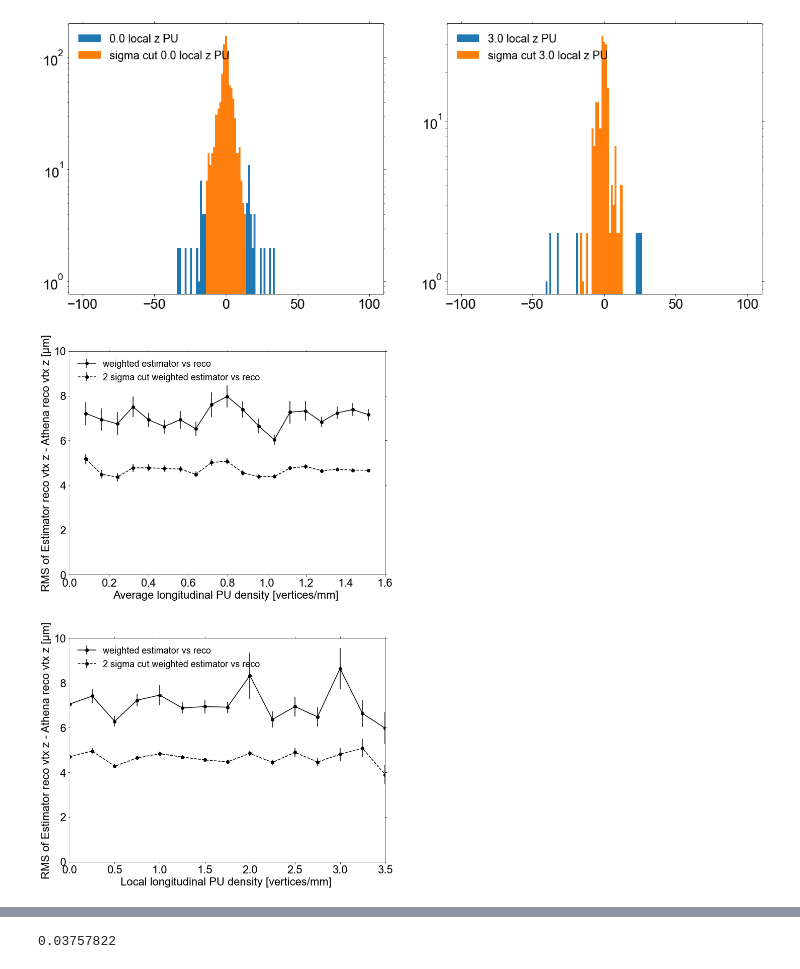
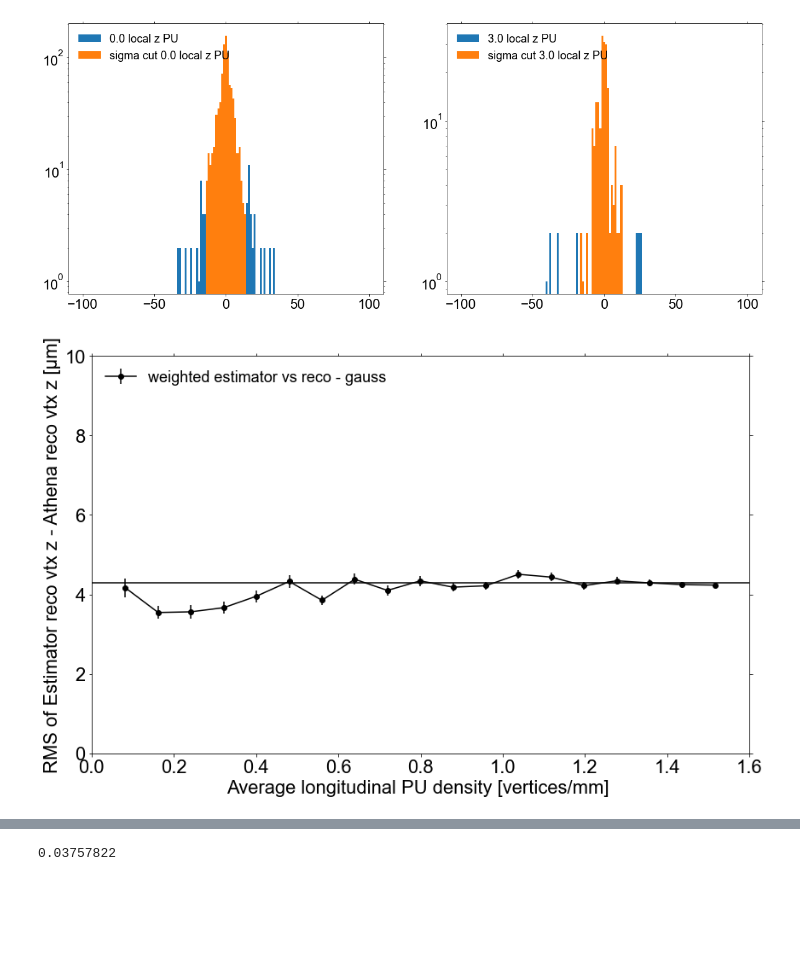
Before and after one commit to ttlindkvist/4DTracking, a Jupyter notebook: pileup_z.ipynb, the cells around one changed output, grey strips where cells are left out. Cells and saved outputs as stored; diff of their text form; code cells hidden in the pictures; blank space fills up the shorter version.

Commit message:
Gaussian fit to distributions

```diff
--- a/pileup_z.ipynb
+++ b/pileup_z.ipynb
@@ -482,6 +511,8 @@ def basic_estimator_performance(events_in_bins, reco_idxs, truth_idxs, all_truth
     weighted_vs_fit_delta_z = []
     weighted_vs_fit_rms = []
     weighted_vs_fit_rms_std = []
+    weighted_vs_fit_gaussian_std = []
+    weighted_vs_fit_gaussian_std_std = []
 
     weighted_vs_truth_delta_z = []
     weighted_vs_truth_rms = []
@@ -530,10 +561,20 @@ def basic_estimator_performance(events_in_bins, reco_idxs, truth_idxs, all_truth
         # weighted_vs_fit_rms_sigma_cut.append(np.std(bin_weighted_vs_fit_delta_z_sigma_cut, ddof=1))
         weighted_vs_fit_rms_std_sigma_cut.append(bootstrap_rms_std(bin_weighted_vs_fit_delta_z_sigma_cut))
         # weighted_vs_fit_rms_std_sigma_cut.append(bootstrap_std_std(bin_weighted_vs_fit_delta_z_sigma_cut))
+
+        if len(bin_weighted_vs_fit_delta_z) >= 4:
+            popt, pcov = gaussian_fit(bin_weighted_vs_fit_delta_z, 10e-3)
+            weighted_vs_fit_gaussian_std.append(popt[2])
+            weighted_vs_fit_gaussian_std_std.append(pcov[2,2]**0.5)
+        else:
+            weighted_vs_fit_gaussian_std.append(np.nan)
+            weighted_vs_fit_gaussian_std_std.append(np.nan)
     return {
         'weighted_vs_fit_delta_z'   : np.array(weighted_vs_fit_delta_z),
         'weighted_vs_truth_delta_z' : np.array(weighted_vs_truth_delta_z),
         'weighted_vs_fit_rms'       : np.array(weighted_vs_fit_rms),
+        'weighted_vs_fit_gaussian_std' : np.array(weighted_vs_fit_gaussian_std),
+        'weighted_vs_fit_gaussian_std_std' : np.array(weighted_vs_fit_gaussian_std_std),
         'weighted_vs_truth_rms'     : np.array(weighted_vs_truth_rms),
         'weighted_vs_fit_rms_std'   : np.array(weighted_vs_fit_rms_std),
         'weighted_vs_truth_rms_std' : np.array(weighted_vs_truth_rms_std),
@@ -573,37 +616,46 @@ ax2.set_yscale('log')
 # %% [output]
 [figure]
 # %%
-fig, (ax1, ax2) = plt.subplots(2, 1)
-fig.set_size_inches(10, 16)
+# fig, (ax1, ax2) = plt.subplots(2, 1)
+fig, ax1 = plt.subplots(1, 1)
+fig.set_size_inches(12, 8)
 
-ax1.errorbar(zAPU_truth_bin_edges[1:]-np.diff(zAPU_truth_bin_edges), 1e3*zAPU_estimator_performance['weighted_vs_fit_rms'], 1e3*zAPU_estimator_performance['weighted_vs_fit_rms_std'], \
-            fmt='ko-', label='weighted estimator vs reco')
-ax1.errorbar(zAPU_truth_bin_edges[1:]-np.diff(zAPU_truth_bin_edges), 1e3*zAPU_estimator_performance['weighted_vs_fit_rms_sigma_cut'], \
-    1e3*zAPU_estimator_performance['weighted_vs_fit_rms_std_sigma_cut'], fmt='ko--', label='{} sigma cut weighted estimator vs reco'.format(sigma_cut))
+# ax1.errorbar(zAPU_truth_bin_edges[1:]-np.diff(zAPU_truth_bin_edges), 1e3*zAPU_estimator_performance['weighted_vs_fit_rms'], 1e3*zAPU_estimator_performance['weighted_vs_fit_rms_std'], \
+#             fmt='ko-', label='weighted estimator vs reco')
+# ax1.errorbar(zAPU_truth_bin_edges[1:]-np.diff(zAPU_truth_bin_edges), 1e3*zAPU_estimator_performance['weighted_vs_fit_rms_sigma_cut'], \
+#     1e3*zAPU_estimator_performance['weighted_vs_fit_rms_std_sigma_cut'], fmt='ko--', label='{} sigma cut weighted estimator vs reco'.format(sigma_cut))
 
-ax2.errorbar(zLPU_truth_bin_edges, 1e3*zLPU_estimator_performance['weighted_vs_fit_rms'], 1e3*zLPU_estimator_performance['weighted_vs_fit_rms_std'], \
-            fmt='ko-', label='weighted estimator vs reco')
-ax2.errorbar(zLPU_truth_bin_edges, 1e3*zLPU_estimator_performance['weighted_vs_fit_rms_sigma_cut'], \
-    1e3*zLPU_estimator_performance['weighted_vs_fit_rms_std_sigma_cut'], fmt='ko--', label='{} sigma cut weighted estimator vs reco'.format(sigma_cut))
+ax1.errorbar(zAPU_truth_bin_edges[1:]-np.diff(zAPU_truth_bin_edges), 1e3*zAPU_estimator_performance['weighted_vs_fit_gaussian_std'],\
+    1e3*zAPU_estimator_performance['weighted_vs_fit_gaussian_std_std'], \
+            fmt='ko-', label='weighted estimator vs reco - gauss')
 
+# ax2.errorbar(zLPU_truth_bin_edges, 1e3*zLPU_estimator_performance['weighted_vs_fit_rms'], 1e3*zLPU_estimator_performance['weighted_vs_fit_rms_std'], \
+#             fmt='ko-', label='weighted estimator vs reco')
+# ax2.errorbar(zLPU_truth_bin_edges, 1e3*zLPU_estimator_performance['weighted_vs_fit_rms_sigma_cut'], \
+#     1e3*zLPU_estimator_performance['weighted_vs_fit_rms_std_sigma_cut'], fmt='ko--', label='{} sigma cut weighted estimator vs reco'.format(sigma_cut))
 
+# ax2.errorbar(zLPU_truth_bin_edges, 1e3*zLPU_estimator_performance['weighted_vs_fit_gaussian_std'],\
+#     1e3*zLPU_estimator_performance['weighted_vs_fit_gaussian_std_std'], \
+#         fmt='ko-', label='weighted estimator vs reco - gauss')
+
+ax1.hlines(4.3, 0, 1.6)
 ax1.set_xlim(0, 1.6)
 ax1.set_ylim(0, 10)
 ax1.set_xlabel('Average longitudinal PU density [vertices/mm] ')
 ax1.set_ylabel('RMS of Estimator reco vtx z - Athena reco vtx z [µm]')
 ax1.legend(frameon=False, loc='upper left')
 
-ax2.set_xlim(0, 3.5)
-ax2.set_ylim(0, 10)
-ax2.set_xlabel('Local longitudinal PU density [vertices/mm] ')
-ax2.set_ylabel('RMS of Estimator reco vtx z - Athena reco vtx z [µm]')
-ax2.legend(frameon=False, loc='upper left')
+# ax2.set_xlim(0, 3.5)
+# ax2.set_ylim(0, 10)
+# ax2.set_xlabel('Local longitudinal PU density [vertices/mm] ')
+# ax2.set_ylabel('RMS of Estimator reco vtx z - Athena reco vtx z [µm]')
+# ax2.legend(frameon=False, loc='upper left')
 fig.tight_layout()
 
 # plt.errorbar(zLPU_truth_bin_edges, 1e3*zLPU_estimator_performance['weighted_vs_truth_rms'], 1e3*zLPU_estimator_performance['weighted_vs_truth_rms_std'], \
 #             fmt='ro-', label='weighted estimator vs truth')
 # %% [output]
-[figure, old version]
+[figure, new version]
 # %%
 def athena_performance(events_in_bins, all_truth_idxs, all_reco_idxs, all_truth_z, all_reco_z, sigma_cut):
     delta_z = []
```
Also changed, not shown: parts of 8 cells of this notebook, 7 other files.
